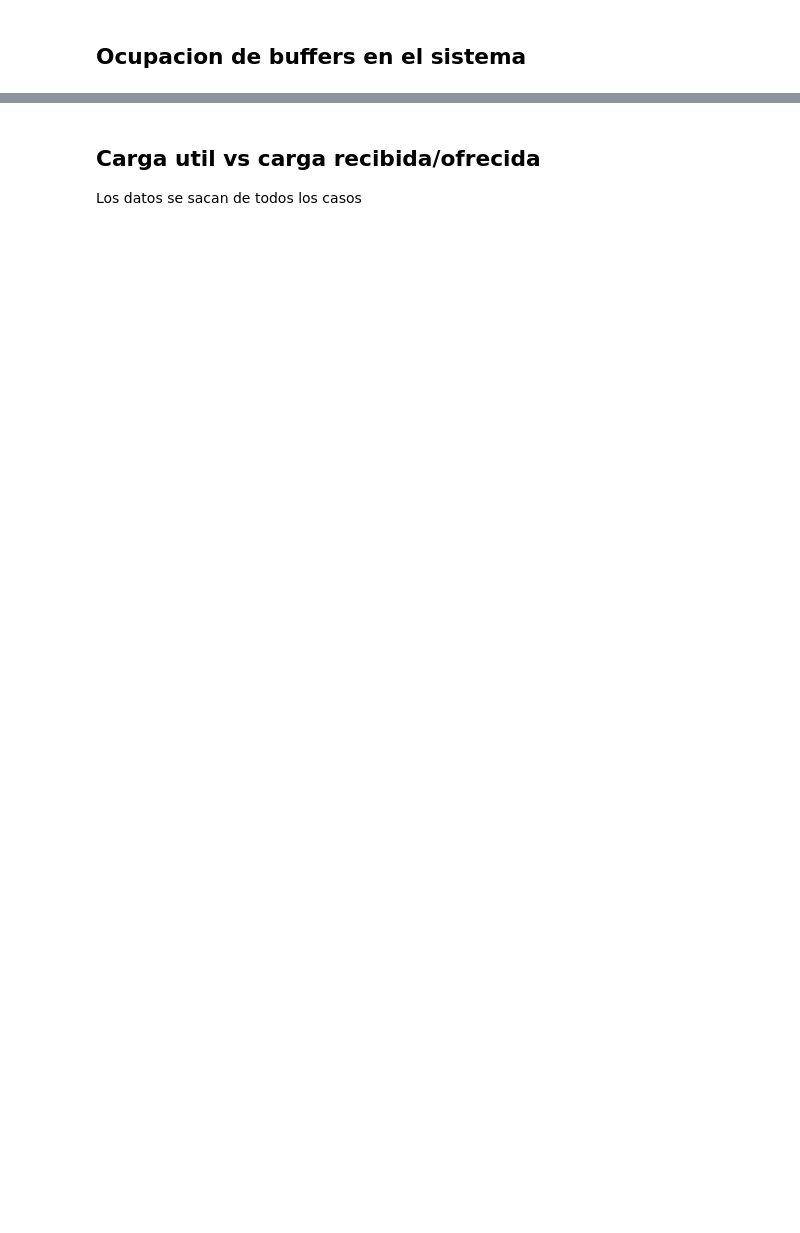
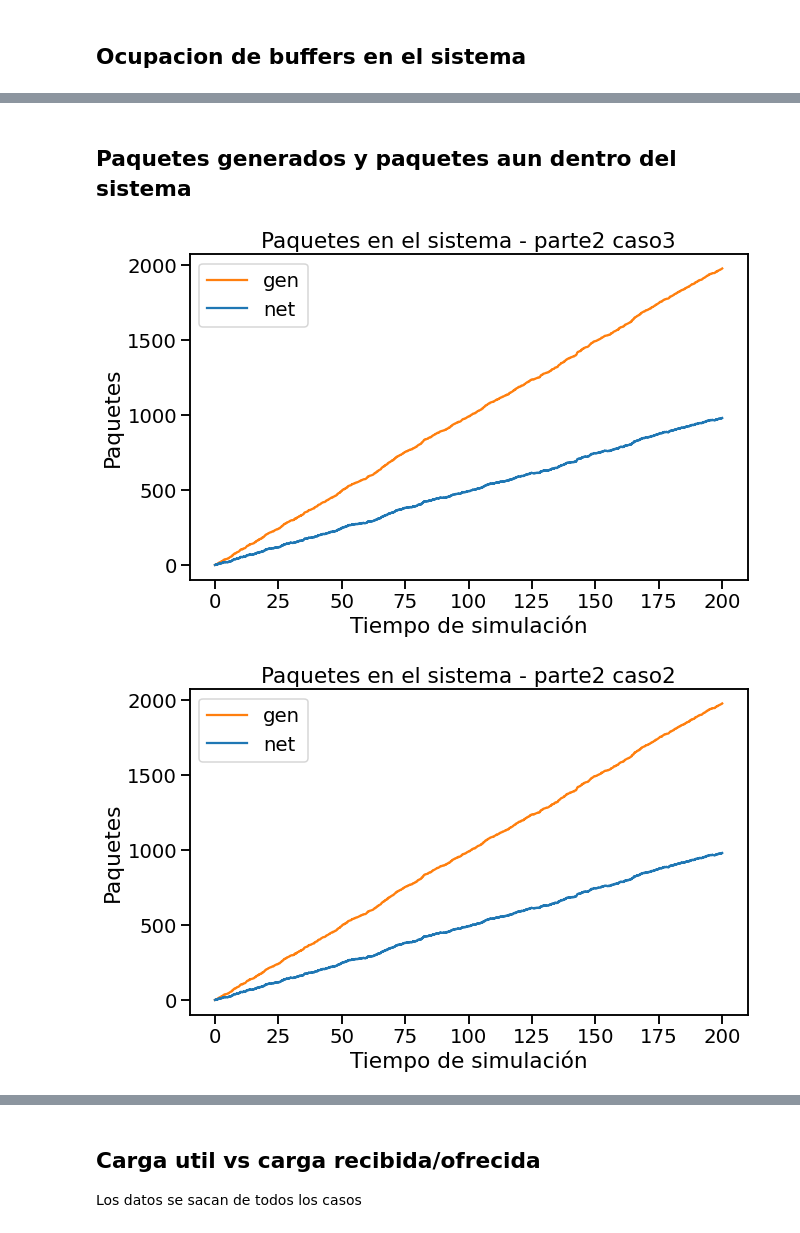
Before and after one commit to Kidmand/Redes-LAB-3, a Jupyter notebook: Notebook-results.ipynb, the cells around one changed output, grey strips where cells are left out. Cells and saved outputs as stored; diff of their text form; code cells hidden in the pictures; blank space fills up the shorter version.

```diff
--- a/Notebook-results.ipynb
+++ b/Notebook-results.ipynb
@@ -79,0 +106,79 @@ for c in range(len(data)):
+# %% [markdown]
+## Paquetes generados y paquetes aun dentro del sistema
+# %%
+for c in range(len(data)):
+    caso = data[c]
+
+    # Extraemos la info
+    time_gen = caso.loc[(caso['module'] == 'Network.nodeTx.gen') & (caso['name'] == 'packetSent'), 'vectime'].tolist()
+    packets_gen = caso.loc[(caso['module'] == 'Network.nodeTx.gen') & (caso['name'] == 'packetSent'), 'vecvalue'].tolist()
+    time_dropPks_gen = caso.loc[(caso['module'] == 'Network.nodeTx.gen') & (caso['name'] == 'PacketDropVector'), 'vecvalue'].tolist()
+
+    time_sink = caso.loc[(caso['module'] == 'Network.nodeRx.sink') & (caso['name'] == 'packetReceived'), 'vectime'].tolist()
+    delay_sink = caso.loc[(caso['module'] == 'Network.nodeRx.sink') & (caso['name'] == 'Delay'), 'vecvalue'].tolist()
+    packets_sink = caso.loc[(caso['module'] == 'Network.nodeRx.sink') & (caso['name'] == 'packetReceived'), 'vecvalue'].tolist()
+    time_dropPks_sink = caso.loc[(caso['module'] == 'Network.nodeRx.sink') & (caso['name'] == 'PacketDropVector'), 'vecvalue'].tolist()
+
+    time_dropPks_queue = caso.loc[(caso['module'] == 'Network.queue0') & (caso['name'] == 'PacketDropVector'), 'vecvalue'].tolist()
+
+    # Convertimos los valores a flotantes
+    time_gen = list(map(float,time_gen[0].split()))
+    packets_gen = list(map(float,packets_gen[0].split()))
+    time_dropPks_gen = [0.0] if not time_dropPks_gen else list(map(float,time_dropPks_gen[0].split()))
+    time_sink = list(map(float,time_sink[0].split()))
+    packets_sink = list(map(float,packets_sink[0].split()))
+    delay_sink = list(map(float,delay_sink[0].split()))
+    time_dropPks_sink = [0.0] if not time_dropPks_sink else list(map(float,time_dropPks_sink[0].split()))
+    time_dropPks_queue = [0.0] if not time_dropPks_queue else list(map(float,time_dropPks_queue[0].split()))
+
+    # Creamos lista de tiempo de sucesos `time`
+    time = []
+    time.extend(time_gen)
+    time.extend(time_sink)
+    time.extend(time_dropPks_gen)
+    time.extend(time_dropPks_sink)
+    time.extend(time_dropPks_queue)
+    time = list(set(time)) # Eliminamos duplicados
+    time.sort() # Ordenamos
+
+    # Creamos lista de paquetes generados `generate_packets` de igual longitud que `time`
+    generate_packets = []
+    count_gen = 0
+    for i in range(0,len(time)):
+        if count_gen < len(time_gen) and time_gen[count_gen] <= time[i] :
+            generate_packets.append(packets_gen[count_gen])
+            count_gen += 1
+        else:
+            generate_packets.append(packets_gen[count_gen-1])
+
+    # Creamos lista de tiempos de paquetes salientes del sistema `timeOut_pks`
+    timeOut_pks = []
+    timeOut_pks.extend(time_sink)
+    timeOut_pks.extend(time_dropPks_gen)
+    timeOut_pks.extend(time_dropPks_sink)
+    timeOut_pks.extend(time_dropPks_queue)
+    # No eliminamos duplicados
+    timeOut_pks.sort() # Ordenamos
+    while 0.0 in timeOut_pks:# Eliminamos todas las apariciones de 0.0 de la lista
+        timeOut_pks.remove(0.0)
+
+    # Creamos lista de paquetes en la red `network_packets`
+    network_packets = generate_packets.copy()
+    for i in range(0,len(network_packets)): # A cada contador de paquetes generados
+        j = 0
+        while j < len(timeOut_pks) and time[i] >= timeOut_pks[j]: # Le restamos los paquetes que salen del sistema
+            j += 1
+            network_packets[i] -= 1
+
+    # Graficamos el gráfico de líneas
+    plt.figure(figsize=(10, 6))
+    plt.plot(time, generate_packets, color='tab:orange', label='gen')
+    plt.plot(time, network_packets, color='tab:blue', label='net')
+    plt.title('Paquetes en el sistema - {}'.format(archivos_procesados[c]))
+    plt.xlabel('Tiempo de simulación')
+    plt.ylabel('Paquetes')
+    plt.legend()
+    plt.show()
+# %% [output]
+[figure, added]
+[figure, added]
```
Also changed, not shown: parts of 7 cells of this notebook.
